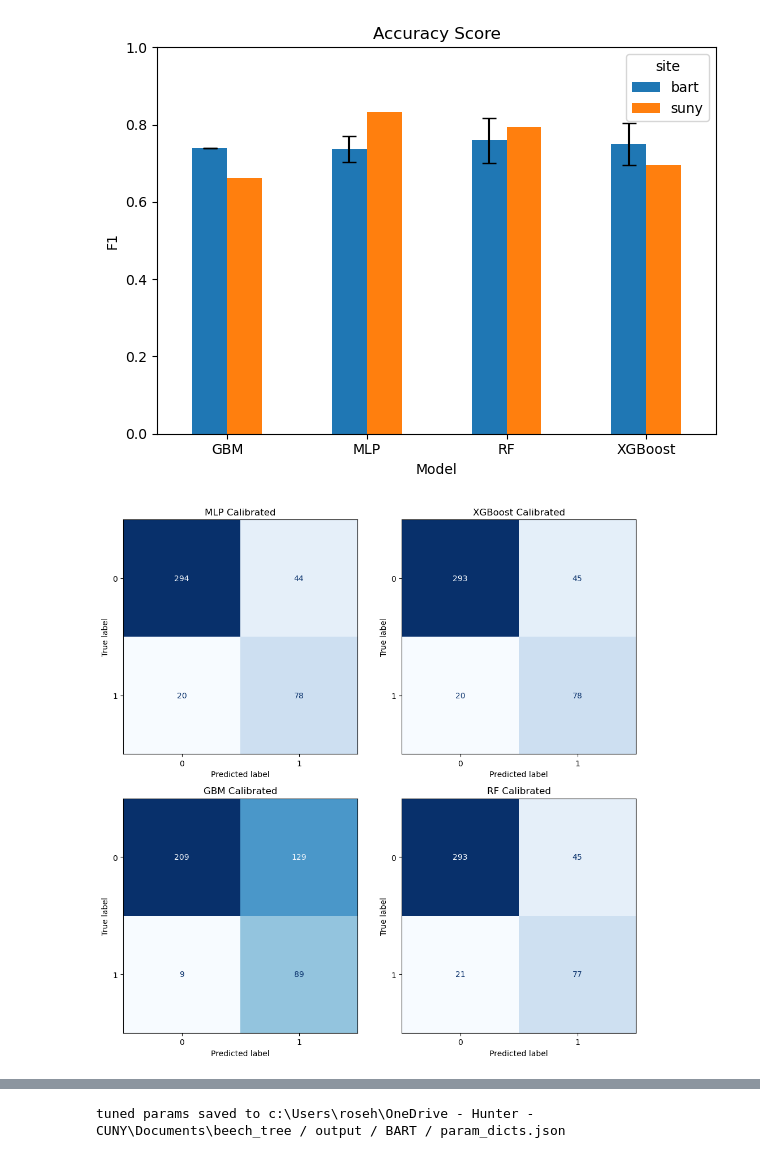
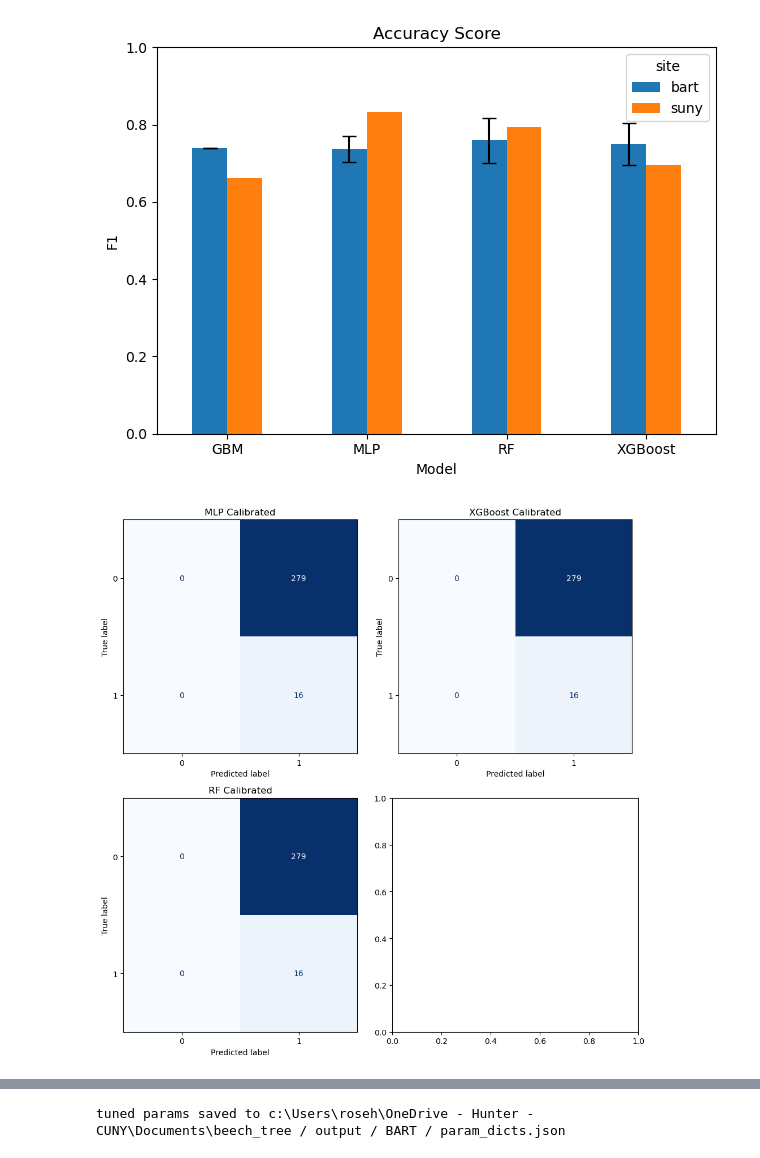
Before and after one commit to rosehanuy/beech-catskills, a Jupyter notebook: data_stack.ipynb, the cells around one changed output, grey strips where cells are left out. Saved outputs shown, nothing was run; the diff lists cells and outputs as text; code cells hidden in the pictures.

```diff
--- a/data_stack.ipynb
+++ b/data_stack.ipynb
@@ -960,0 +963,2 @@ suny_mtmf.plot_correlation()
+# %%
+harv_mtmf = mixture_tuned_matched_filter(harv_mnf,SNR=30,mean=True,array_num=0,target_species='hemlock')
@@ -961,3 +977,3 @@ suny_mtmf.plot_correlation()
 # %%
-bart_mtmf = mixture_tuned_matched_filter(bart_mnf,SNR=29,mean=True,array_num=0,target_species='beech')
+bart_mtmf = mixture_tuned_matched_filter(bart_mnf,SNR=29,mean=True,array_num=0,target_species='birch')
 # %% [output]
@@ -1224,6 +1240,10 @@ class ModelDeployer():
         # Extract beech points only
         beech_mask_A = df1['categories'] == 1.0
         beech_mask_B = df2['categories'] == 1.0
+        if 1.0 in df2['categories']:
+            beech_mask_B = df2['categories'] == 1.0
+        else:
+            beech_mask_B = df2['basal_area']>0
 
         # Calculate means
         beech_mean_A = df1[beech_mask_A][['mf_score', 'infeas_score']].mean()
@@ -1375,7 +1395,9 @@ class ModelDeployer():
         self.local_cms = cms
 
 
+
         ########## target site #######
+
         results = {'model': [],'recall':[], 'recall_std': [], 'precision':[], 'precision_std':[]}
         cms = {}
         for name, model in models.items():
@@ -1540,7 +1562,7 @@ class ModelDeployer():
 
         return m
 # %%
-md = ModelDeployer(bart_mtmf,suny_mtmf,'beech')
+md = ModelDeployer(bart_mtmf,harv_mtmf,'beech')
 # %%
 md.plot_input_data()
 # %% [output]
@@ -1562,9 +1584,9 @@ md.plot_clf_model_results()
 # %% [output]
 [figure]
 # %%
-md.plot_confusion_matrices(site='suny')
+md.plot_confusion_matrices(site='harv')
 # %% [output]
-[figure, old version]
+[figure, new version]
 # %%
 md.predict_raster(model='clf_rf')
 # %%
```
Also changed, not shown: parts of 22 cells of this notebook, 2 other files.
